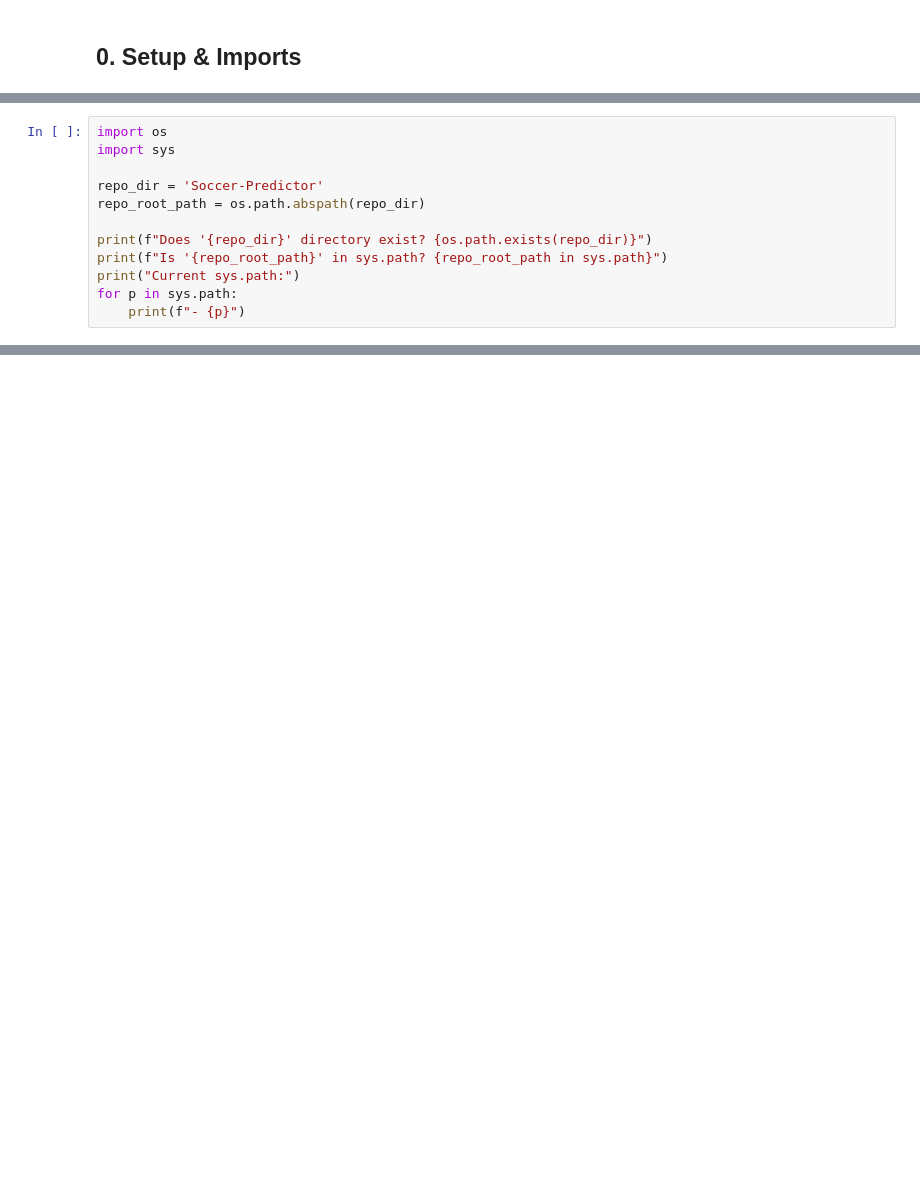
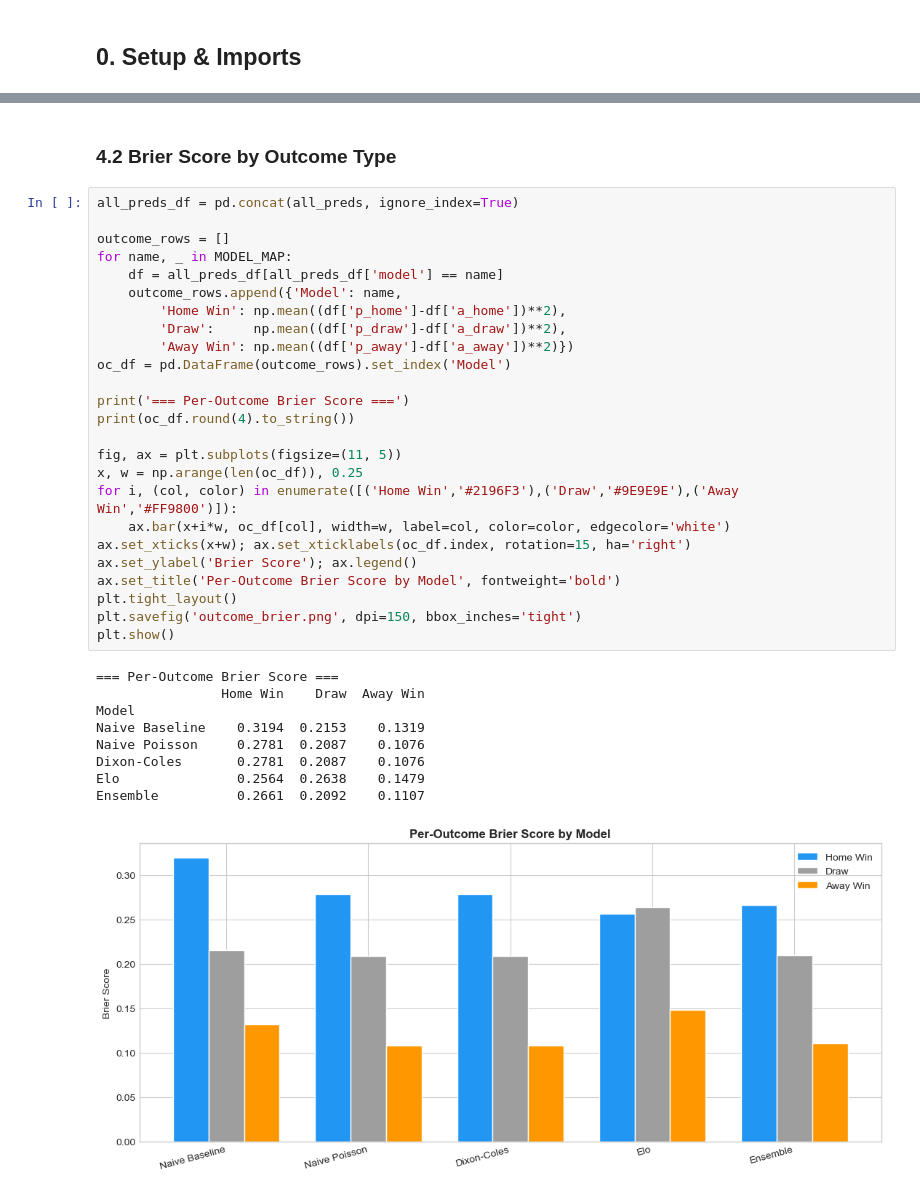
Before and after one commit to gabiyanu/Soccer-Predictor, a Jupyter notebook: model_evaluation.ipynb, the cells around one changed output, grey strips where cells are left out. Drawn from its saved outputs; the diff is of its cells as text; blank space fills up the shorter version.

```diff
--- a/model_evaluation.ipynb
+++ b/model_evaluation.ipynb
@@ -73,12 +24,0 @@ ModuleNotFoundError: No module named 'src'
-# %%
-import os
-import sys
-
-repo_dir = 'Soccer-Predictor'
-repo_root_path = os.path.abspath(repo_dir)
-
-print(f"Does '{repo_dir}' directory exist? {os.path.exists(repo_dir)}")
-print(f"Is '{repo_root_path}' in sys.path? {repo_root_path in sys.path}")
-print("Current sys.path:")
-for p in sys.path:
-    print(f"- {p}")
@@ -581,0 +444,37 @@ print('=' * 60)
+# %% [markdown]
+### 4.2 Brier Score by Outcome Type
+# %%
+all_preds_df = pd.concat(all_preds, ignore_index=True)
+
+outcome_rows = []
+for name, _ in MODEL_MAP:
+    df = all_preds_df[all_preds_df['model'] == name]
+    outcome_rows.append({'Model': name,
+        'Home Win': np.mean((df['p_home']-df['a_home'])**2),
+        'Draw':     np.mean((df['p_draw']-df['a_draw'])**2),
+        'Away Win': np.mean((df['p_away']-df['a_away'])**2)})
+oc_df = pd.DataFrame(outcome_rows).set_index('Model')
+
+print('=== Per-Outcome Brier Score ===')
+print(oc_df.round(4).to_string())
+
+fig, ax = plt.subplots(figsize=(11, 5))
+x, w = np.arange(len(oc_df)), 0.25
+for i, (col, color) in enumerate([('Home Win','#2196F3'),('Draw','#9E9E9E'),('Away Win','#FF9800')]):
+    ax.bar(x+i*w, oc_df[col], width=w, label=col, color=color, edgecolor='white')
+ax.set_xticks(x+w); ax.set_xticklabels(oc_df.index, rotation=15, ha='right')
+ax.set_ylabel('Brier Score'); ax.legend()
+ax.set_title('Per-Outcome Brier Score by Model', fontweight='bold')
+plt.tight_layout()
+plt.savefig('outcome_brier.png', dpi=150, bbox_inches='tight')
+plt.show()
+# %% [output]
+=== Per-Outcome Brier Score ===
+                Home Win    Draw  Away Win
+Model
+Naive Baseline    0.3194  0.2153    0.1319
+Naive Poisson     0.2781  0.2087    0.1076
+Dixon-Coles       0.2781  0.2087    0.1076
+Elo               0.2564  0.2638    0.1479
+Ensemble          0.2661  0.2092    0.1107
+[figure, added]
```
Also changed, not shown: parts of 57 cells of this notebook, 5 other files.
